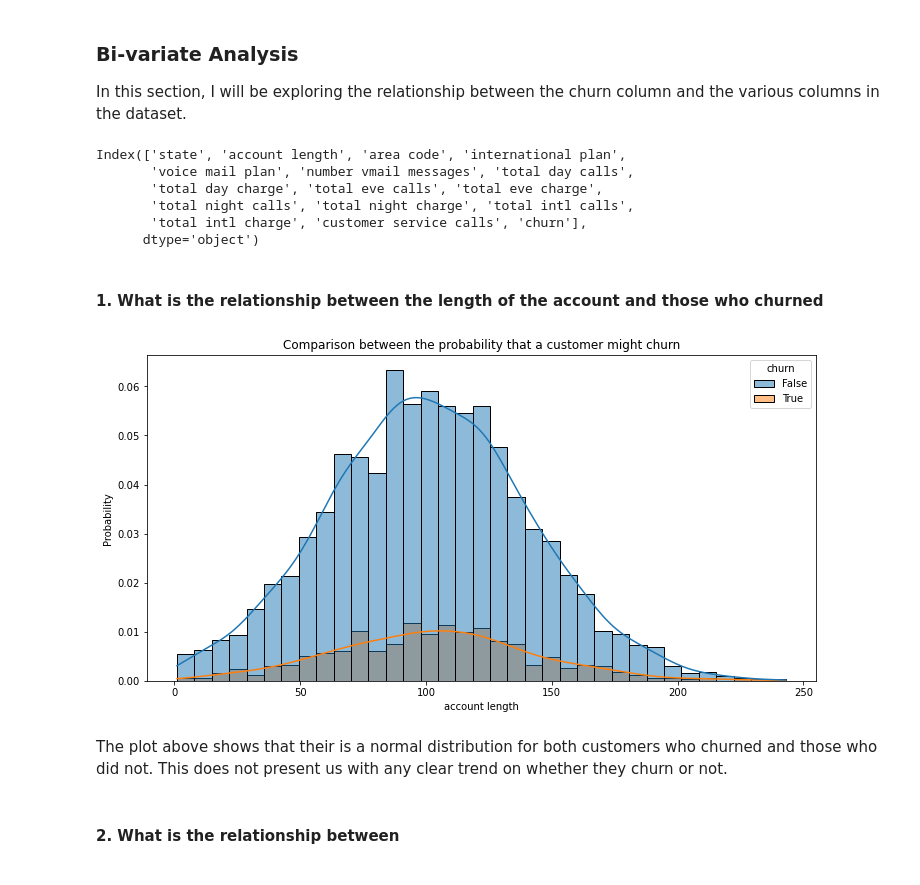
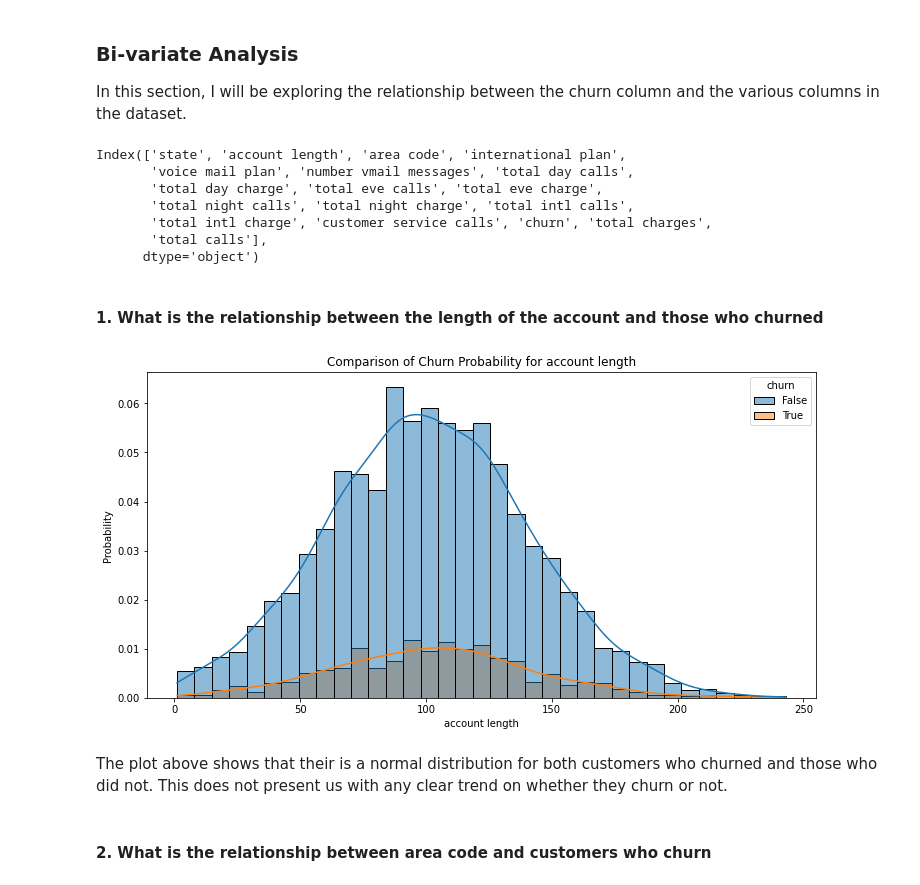
Before and after one commit to HMWIAM/Phase_3_SyriaTel_project_HMWIAM, a Jupyter notebook: A. Original/MINE.ipynb, the cells around one changed output. Drawn from its saved outputs; the diff is of its cells as text; code cells hidden in the pictures.

```diff
--- a/A. Original/MINE.ipynb
+++ b/A. Original/MINE.ipynb
@@ -255,3 +265,9 @@ From this, there are no concerning outliers that need to be addressed
+# %%
+#Creating a new variable called tatal charges that contains the charges charged by SyriaTel
+df['total charges' ] = df['total day charge'] + df['total eve charge'] + df['total night charge'] + df['total intl charge']
+
+# Creating a new variable called total calls that contains the calls made by customers
+df['total calls' ] = df['total day calls'] + df['total eve calls'] + df['total night calls'] + df['total intl calls']
 # %% [markdown]
 ## Exploratory Data Analysis
 This section will be the exploratory data analysis question where we will exploring and seeing the relationship that price has with other columns.
@@ -446,3 +480,13 @@ In this section, I will be exploring the relationship between the churn column a
+# %%
+def plot_churn_probability(df, column):
+    '''
+    Plots the comparison between the probability of churn for different categories of a specified column
+    '''
+
+    plt.figure(figsize=(12, 6))
+    sns.histplot(x=column, hue='churn', kde=True, stat='probability', data=df)
+    plt.title(f'Comparison of Churn Probability for {column}')
+    plt.show()
 # %%
 df.columns
 # %% [output]
@@ -450,19 +494,16 @@ Index(['state', 'account length', 'area code', 'international plan',
        'voice mail plan', 'number vmail messages', 'total day calls',
        'total day charge', 'total eve calls', 'total eve charge',
        'total night calls', 'total night charge', 'total intl calls',
-       'total intl charge', 'customer service calls', 'churn'],
+       'total intl charge', 'customer service calls', 'churn', 'total charges',
+       'total calls'],
       dtype='object')
 # %% [markdown]
 #### 1. What is the relationship between the length of the account and those who churned
-# %%
-plt.figure(figsize=(12, 6))
-
-sns.histplot(x ='account length', hue='churn', kde=True, stat='probability', data = df )
-plt.title('Comparison between the probability that a customer might churn')
-plt.show()
-# %% [output]
-[figure, removed]
+# %%
+plot_churn_probability(df, 'account length')
+# %% [output]
+[figure, added]
 # %% [markdown]
 The plot above shows that their is a normal distribution for both customers who churned and those who did not. This does not present us with any clear trend on whether they churn or not.
 # %% [markdown]
-#### 2. What is the relationship between
+#### 2. What is the relationship between area code and customers who churn
```
Also changed, not shown: parts of 51 cells of this notebook, 39 other files.
